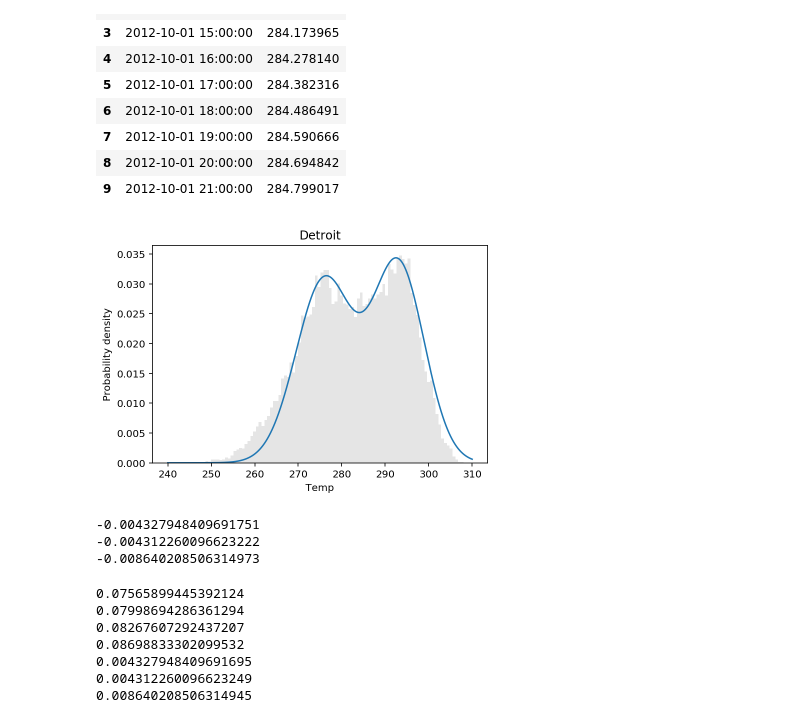
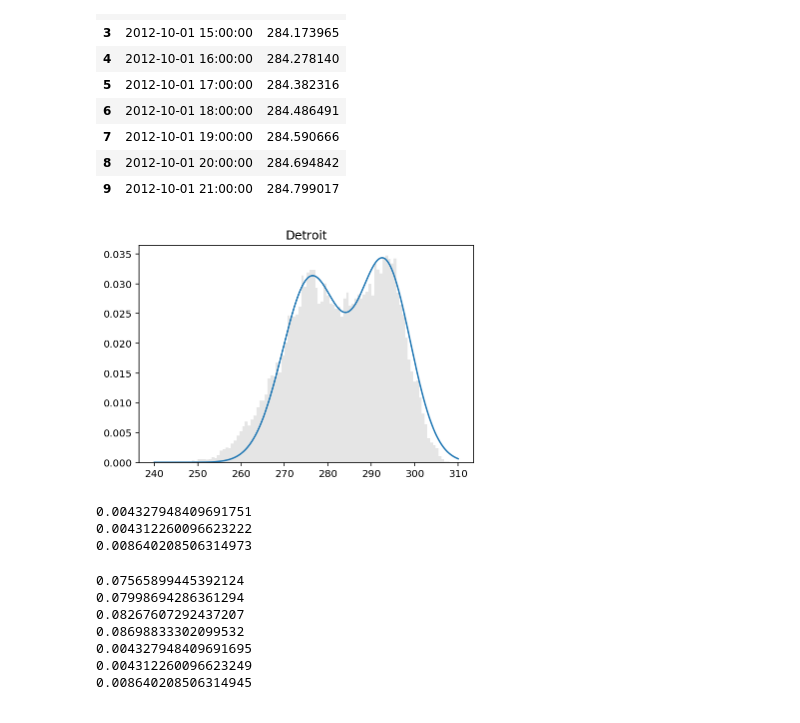
Before and after one commit to broepke/UCSanDiegoX, a Jupyter notebook: Prob-and-Stats/Topic9-Continuous-Distribution-Families/Detroit.ipynb, the cells around one changed output. Drawn from its saved outputs; the diff is of its cells as text; code cells hidden in the pictures.

```diff
--- a/Prob-and-Stats/Topic9-Continuous-Distribution-Families/Detroit.ipynb
+++ b/Prob-and-Stats/Topic9-Continuous-Distribution-Families/Detroit.ipynb
@@ -81,49 +81,49 @@ detroit.head(10)
 # %%
 np.random.seed(19680801)
 
 # example data
 mu1 = 6.5  # mean1 of distribution
 sigma1 = 276  # standard deviation1 of distribution
 mu2 = 6  # mean1 of distribution
 sigma2 = 293  # standard deviation2 of distribution
 num_bins = 100
 
 x = detroit['Detroit']
 
 fig, ax = plt.subplots()
 
 # the histogram of the data
 n, bins, patches = ax.hist(x, num_bins, density=True, alpha=.2, color='gray')
 
 # add a 'best fit' line
 y = np.linspace(240, 310, 1000)
 val1 = norm.pdf(y,sigma1,mu1)
 val2 = norm.pdf(y,sigma2,mu2)
 plt.plot(y,(val1+val2)/2)
 
-ax.set_xlabel('Temp')
-ax.set_ylabel('Probability density')
+ax.set_xlabel('')
+ax.set_ylabel('')
 ax.set_title('Detroit')
 
 plt.show()
 # %% [output]
-[figure, old version]
+[figure, new version]
 # %%
 mu1 = 6.5  # mean of distribution
 sigma1 = 276  # standard deviation of distribution
 mu2 = 6  # mean of distribution
 sigma2 = 293  # standard deviation of distribution
 
-d = ((norm.cdf((281 - mu1)/sigma1)) - (norm.cdf((291 - mu1)/sigma1))) * .5
-t = ((norm.cdf((281 - mu2)/sigma2)) - (norm.cdf((291 - mu2)/sigma2))) * .5
+d = ((norm.cdf((291 - mu1)/sigma1)) - (norm.cdf((281 - mu1)/sigma1))) * .5
+t = ((norm.cdf((291 - mu2)/sigma2)) - (norm.cdf((281 - mu2)/sigma2))) * .5
 
 print(d)
 print(t)
 print((t+d))
 # %% [output]
--0.004327948409691751
--0.004312260096623222
--0.008640208506314973
+0.004327948409691751
+0.004312260096623222
+0.008640208506314973
 # %%
 a = 0.5*(norm.sf(291,loc=mu1,scale=sigma1))
 b = 0.5*(norm.sf(281,loc=mu1,scale=sigma1))
```
